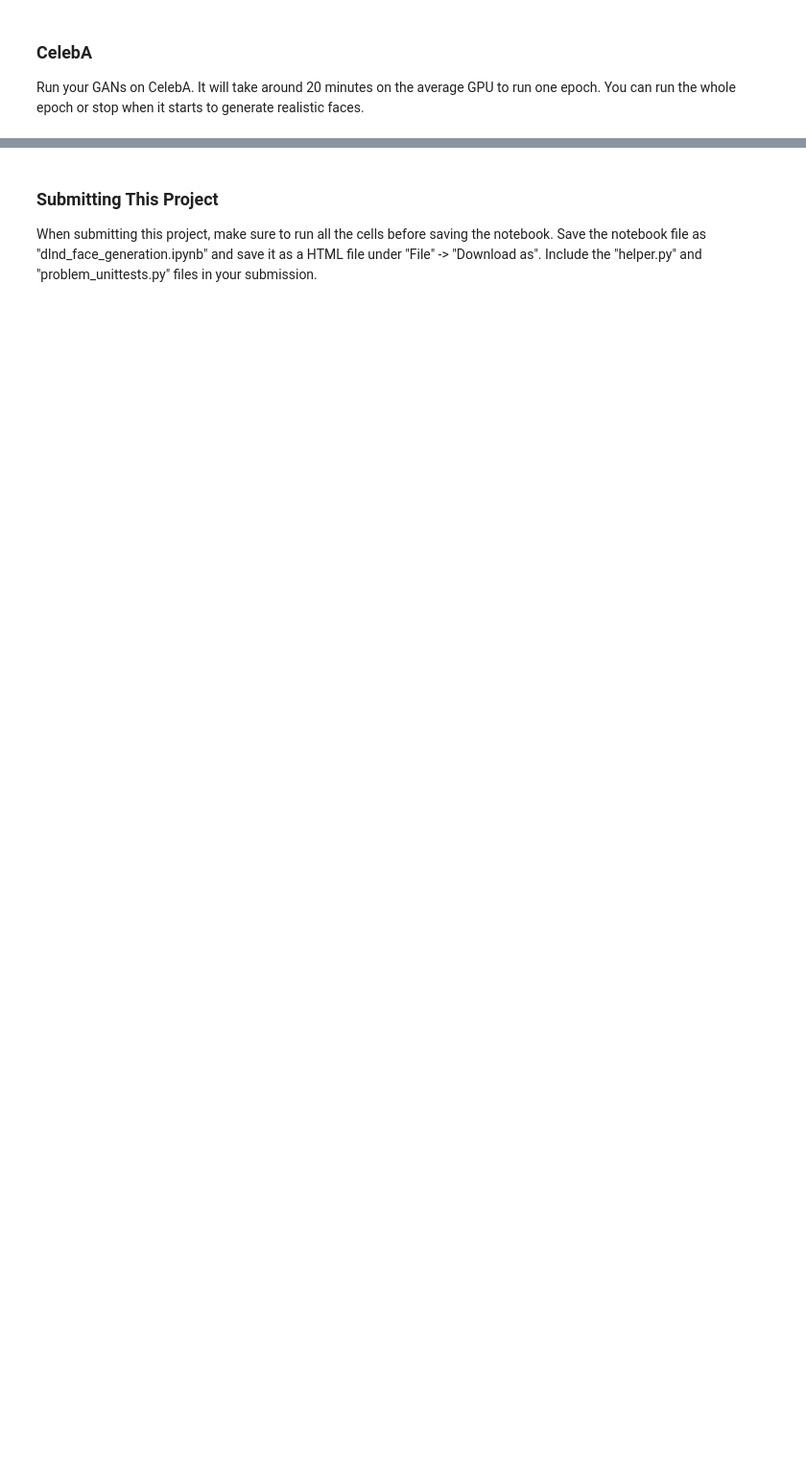
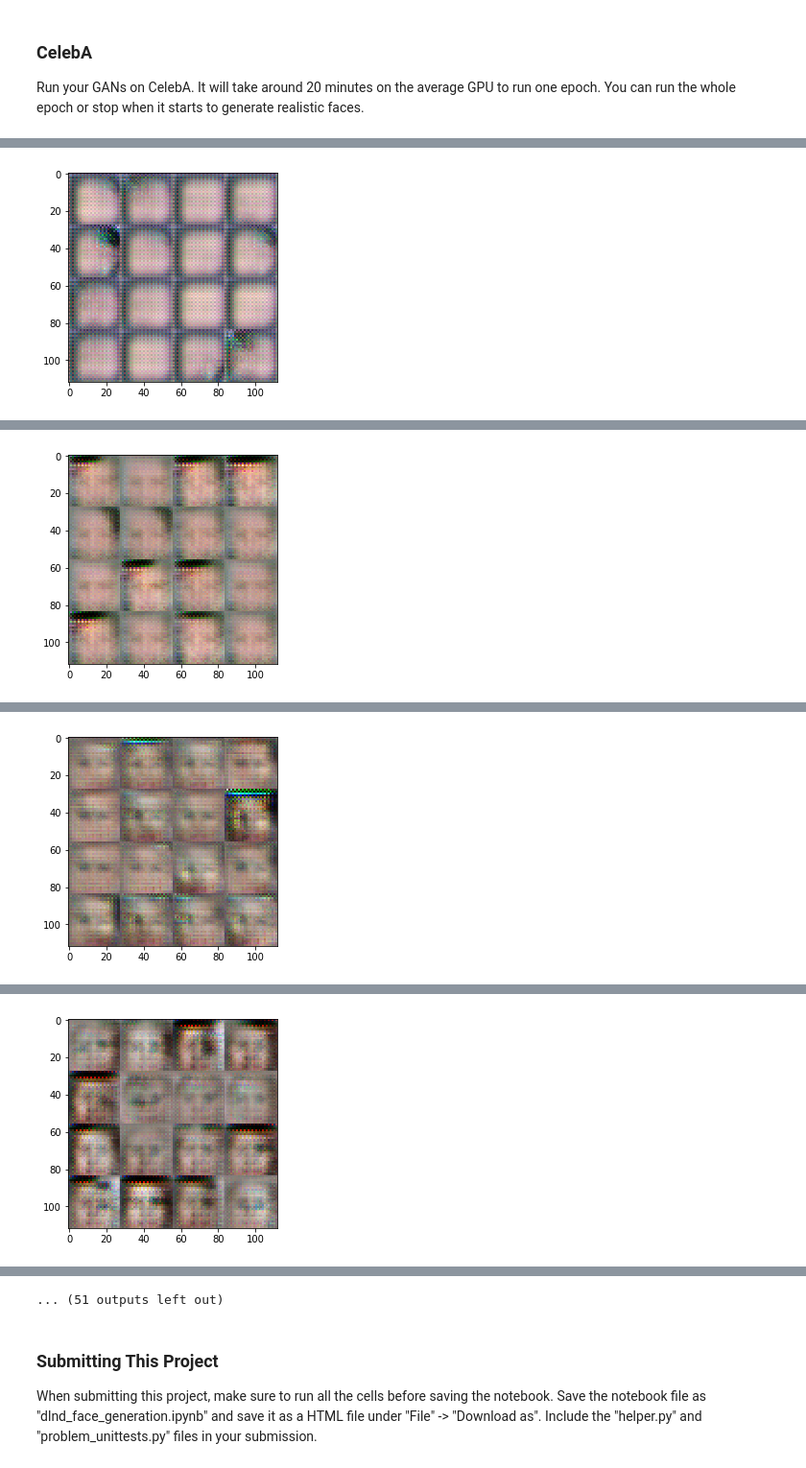
Before and after one commit to AdmcCarthy/Face_generation_GAN, a Jupyter notebook: dlnd_face_generation.ipynb, the cells around one changed output, grey strips where cells are left out. Shown at 96% size. Saved outputs shown, nothing was run; the diff lists cells and outputs as text; code cells hidden in the pictures; blank space fills up the shorter version.

```diff
--- a/dlnd_face_generation.ipynb
+++ b/dlnd_face_generation.ipynb
@@ -411,11 +428,10 @@ IndexError: list index out of range
 ### CelebA
 Run your GANs on CelebA.  It will take around 20 minutes on the average GPU to run one epoch.  You can run the whole epoch or stop when it starts to generate realistic faces.
 # %%
-batch_size = None
-z_dim = None
-learning_rate = None
-beta1 = None
-
+batch_size = 64
+z_dim = 100
+learning_rate = 0.001
+beta1 = 0.4
 
 """
 DON'T MODIFY ANYTHING IN THIS CELL THAT IS BELOW THIS LINE
@@ -426,3 +442,4 @@ celeba_dataset = helper.Dataset('celeba', glob(os.path.join(data_dir, 'img_align
 with tf.Graph().as_default():
     train(epochs, batch_size, z_dim, learning_rate, beta1, celeba_dataset.get_batches,
           celeba_dataset.shape, celeba_dataset.image_mode)
+# %% [output]
@@ -428,0 +448 @@ with tf.Graph().as_default():
+[figure, added]
@@ -428,0 +451 @@ with tf.Graph().as_default():
+[figure, added]
@@ -428,0 +454 @@ with tf.Graph().as_default():
+[figure, added]
@@ -428,0 +457 @@ with tf.Graph().as_default():
+[figure, added]
@@ -429,3 +464,4 @@ with tf.Graph().as_default():
+... (51 outputs left out)
 # %% [markdown]
 ### Submitting This Project
 When submitting this project, make sure to run all the cells before saving the notebook. Save the notebook file as "dlnd_face_generation.ipynb" and save it as a HTML file under "File" -> "Download as". Include the "helper.py" and "problem_unittests.py" files in your submission.
```
Also changed, not shown: parts of 6 cells of this notebook.
